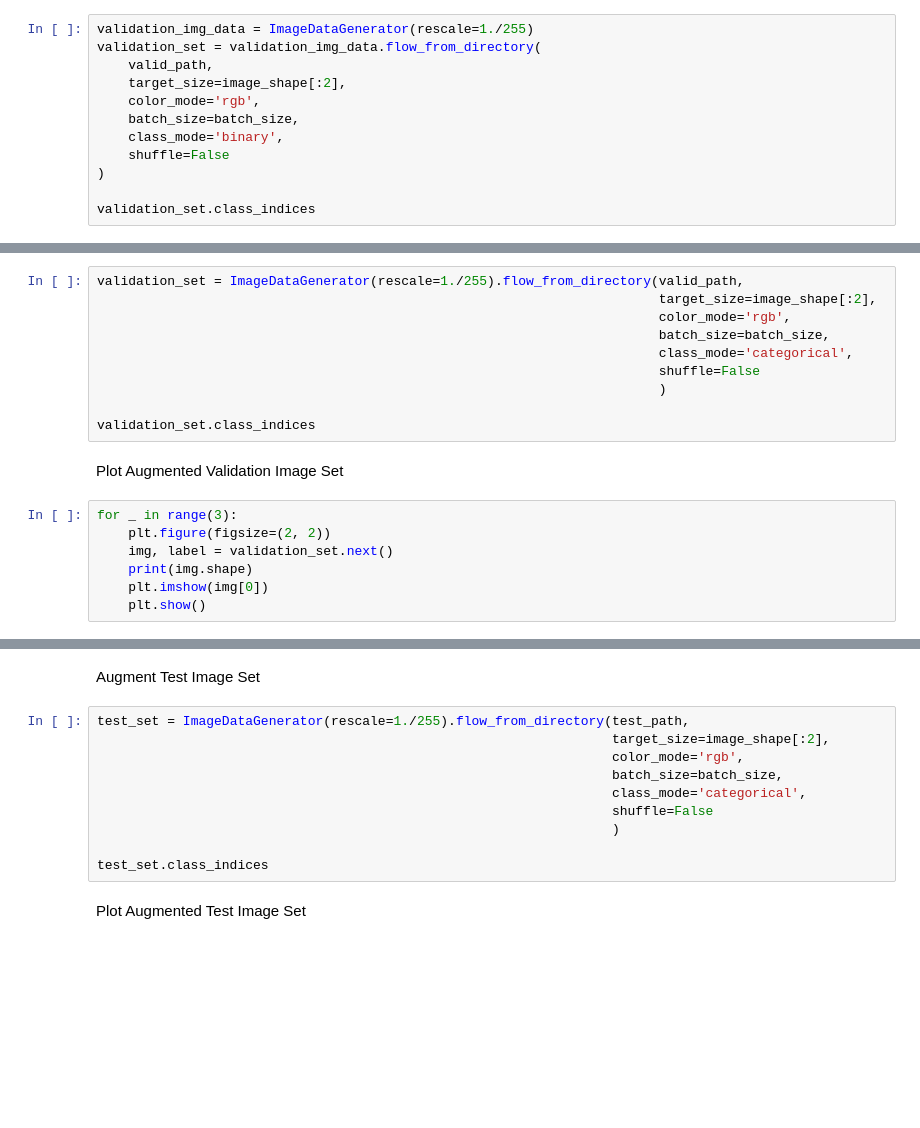
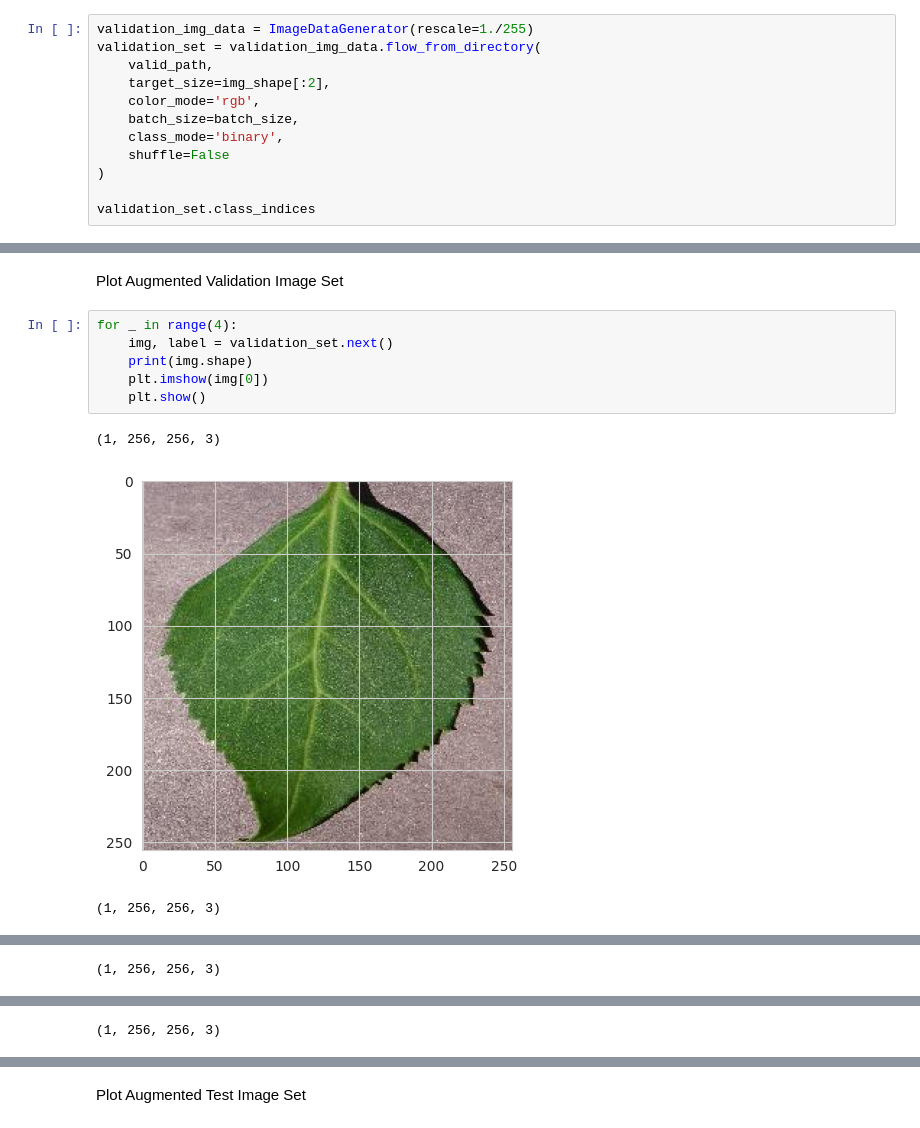
Before and after one commit to Sammy92dec/mildew-detector-pp5, a Jupyter notebook: jupyter_notebooks/ModellingEvaluating.ipynb, the cells around one changed output, grey strips where cells are left out. Saved outputs shown, nothing was run; the diff lists cells and outputs as text; blank space fills up the shorter version.

```diff
--- a/jupyter_notebooks/ModellingEvaluating.ipynb
+++ b/jupyter_notebooks/ModellingEvaluating.ipynb
@@ -200,7 +199,7 @@ train_set.class_indices
 validation_img_data = ImageDataGenerator(rescale=1./255)
 validation_set = validation_img_data.flow_from_directory(
     valid_path,
-    target_size=image_shape[:2],
+    target_size=img_shape[:2],
     color_mode='rgb',
     batch_size=batch_size,
     class_mode='binary',
@@ -224,19 +247,12 @@ Augment Validation Image Set
-# %%
-validation_set = ImageDataGenerator(rescale=1./255).flow_from_directory(valid_path,
-                                                                        target_size=image_shape[:2],
-                                                                        color_mode='rgb',
-                                                                        batch_size=batch_size,
-                                                                        class_mode='categorical',
-                                                                        shuffle=False
-                                                                        )
-
-validation_set.class_indices
 # %% [markdown]
 Plot Augmented Validation Image Set
 # %%
-for _ in range(3):
-    plt.figure(figsize=(2, 2))
+for _ in range(4):
     img, label = validation_set.next()
     print(img.shape)
     plt.imshow(img[0])
     plt.show()
+# %% [output]
+(1, 256, 256, 3)
+[figure, added]
+(1, 256, 256, 3)
@@ -242,0 +260 @@ for _ in range(3):
+(1, 256, 256, 3)
@@ -242,0 +262 @@ for _ in range(3):
+(1, 256, 256, 3)
@@ -243,15 +264,3 @@ for _ in range(3):
-# %% [markdown]
-Augment Test Image Set
-# %%
-test_set = ImageDataGenerator(rescale=1./255).flow_from_directory(test_path,
-                                                                  target_size=image_shape[:2],
-                                                                  color_mode='rgb',
-                                                                  batch_size=batch_size,
-                                                                  class_mode='categorical',
-                                                                  shuffle=False
-                                                                  )
-
-test_set.class_indices
 # %% [markdown]
 Plot Augmented Test Image Set
 # %%
```
Also changed, not shown: parts of 11 cells of this notebook, 1 other file.
